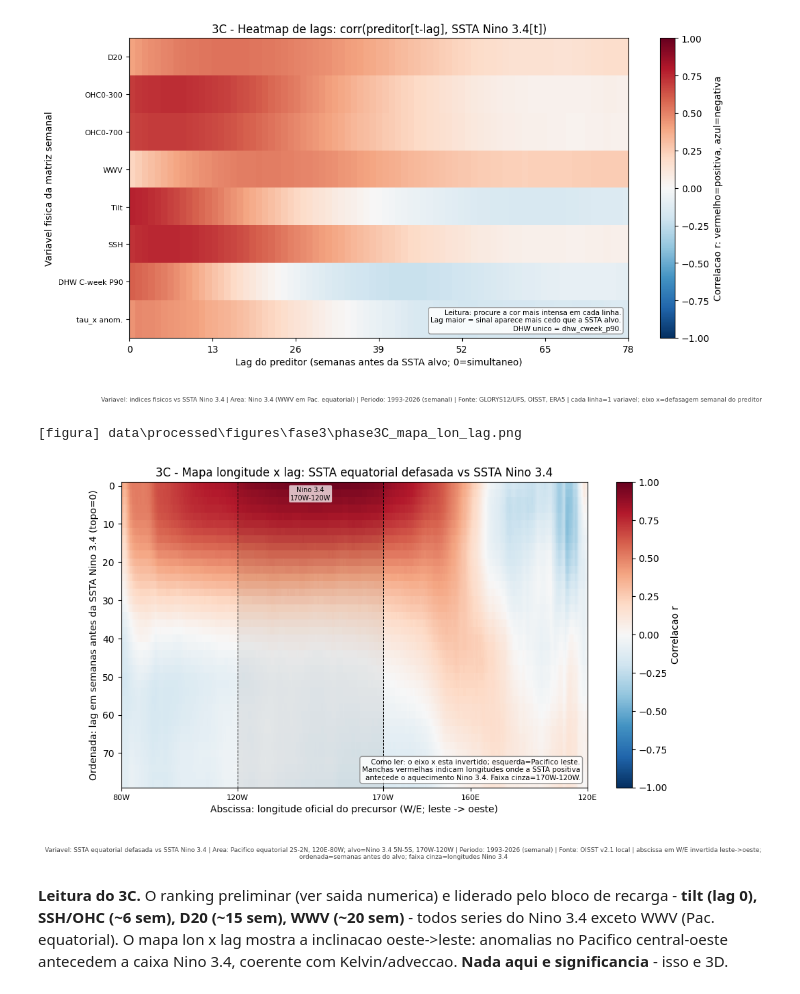
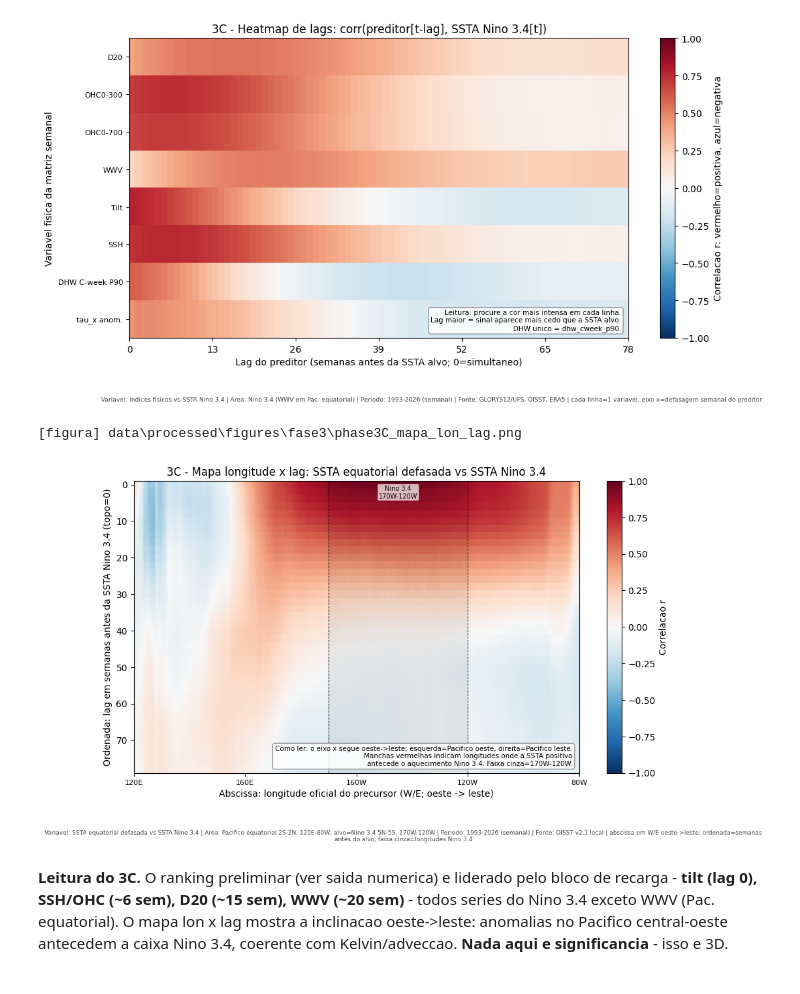
Before and after one commit to thiago-vilar/Nino26, a Jupyter notebook: notebooks/fase3/3C_precursores_lags.ipynb, the cells around one changed output. Saved outputs shown, nothing was run; the diff lists cells and outputs as text; code cells hidden in the pictures.

Commit message:
fase3: orienta longitudes oeste leste

```diff
--- a/notebooks/fase3/3C_precursores_lags.ipynb
+++ b/notebooks/fase3/3C_precursores_lags.ipynb
@@ -62,27 +62,27 @@ u.save_fig(fig,'phase3C_heatmap_lags.png'); plt.show()
 # %%
 eq=u.load_eqband_weekly().loc[COMMON:]; t=tgt.loc[COMMON:]
 eqa,ta=eq.align(t,join='inner',axis=0); tv=ta.values; lags=list(range(0,79,2))
 ll=np.full((len(lags),eqa.shape[1]),np.nan)
 for i,lag in enumerate(lags):
     sh=eqa.shift(lag).values
     for j in range(eqa.shape[1]):
         x=sh[:,j]; m=np.isfinite(x)&np.isfinite(tv)
         if m.sum()>100: ll[i,j]=np.corrcoef(x[m],tv[m])[0,1]
 lon=eqa.columns.values
 fig,ax=plt.subplots(figsize=(11,5.8))
 pc=ax.pcolormesh(lon,lags,ll,cmap='RdBu_r',vmin=-1,vmax=1,shading='auto')
 u.add_nino34_lon_band(ax)
-u.format_lon_axis(ax, xlabel='Abscissa: longitude oficial do precursor (W/E; leste -> oeste)')
+u.format_lon_axis(ax, xlabel='Abscissa: longitude oficial do precursor (W/E; oeste -> leste)')
 ax.invert_yaxis()
 ax.set_ylabel('Ordenada: lag em semanas antes da SSTA Nino 3.4 (topo=0)')
 ax.set_title('3C - Mapa longitude x lag: SSTA equatorial defasada vs SSTA Nino 3.4')
 fig.colorbar(pc,ax=ax,label='Correlacao r')
-u.add_note(ax,'Como ler: o eixo x esta invertido; esquerda=Pacifico leste.\nManchas vermelhas indicam longitudes onde a SSTA positiva\nantecede o aquecimento Nino 3.4. Faixa cinza=170W-120W.',loc='lower right')
-u.stamp_caption(fig,variavel='SSTA equatorial defasada vs SSTA Nino 3.4',area='Pacifico equatorial 2S-2N, 120E-80W; alvo=Nino 3.4 5N-5S, 170W-120W',periodo='1993-2026 (semanal)',fonte='OISST v2.1 local',extra='abscissa em W/E invertida leste->oeste; ordenada=semanas antes do alvo; faixa cinza=longitudes Nino 3.4')
+u.add_note(ax,'Como ler: o eixo x segue oeste->leste; esquerda=Pacifico oeste, direita=Pacifico leste.\nManchas vermelhas indicam longitudes onde a SSTA positiva\nantecede o aquecimento Nino 3.4. Faixa cinza=170W-120W.',loc='lower right')
+u.stamp_caption(fig,variavel='SSTA equatorial defasada vs SSTA Nino 3.4',area='Pacifico equatorial 2S-2N, 120E-80W; alvo=Nino 3.4 5N-5S, 170W-120W',periodo='1993-2026 (semanal)',fonte='OISST v2.1 local',extra='abscissa em W/E oeste->leste; ordenada=semanas antes do alvo; faixa cinza=longitudes Nino 3.4')
 pd.DataFrame(ll,index=lags,columns=lon).rename_axis('lag_semanas').to_csv(u.STATS/'phase3C_mapa_lon_lag.csv')
 u.save_fig(fig,'phase3C_mapa_lon_lag.png'); plt.show()
 # %% [output]
 [figura] data\processed\figures\fase3\phase3C_mapa_lon_lag.png
-[figure, old version]
+[figure, new version]
 # %% [markdown]
 **Leitura do 3C.** O ranking preliminar (ver saida numerica) e liderado pelo bloco de recarga - **tilt (lag 0), SSH/OHC (~6 sem), D20 (~15 sem), WWV (~20 sem)** - todos series do Nino 3.4 exceto WWV (Pac. equatorial). O mapa lon x lag mostra a inclinacao oeste->leste: anomalias no Pacifico central-oeste antecedem a caixa Nino 3.4, coerente com Kelvin/adveccao. **Nada aqui e significancia** - isso e 3D.
```
Also changed, not shown: parts of 1 cell of this notebook, 13 other files.
